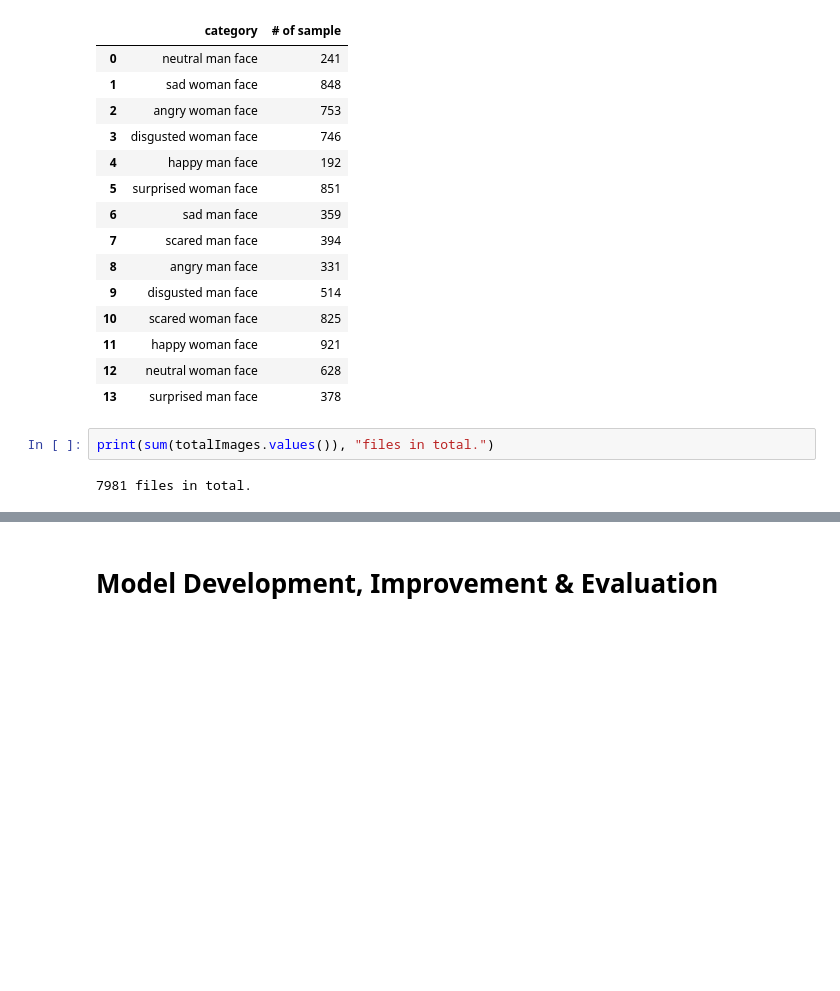
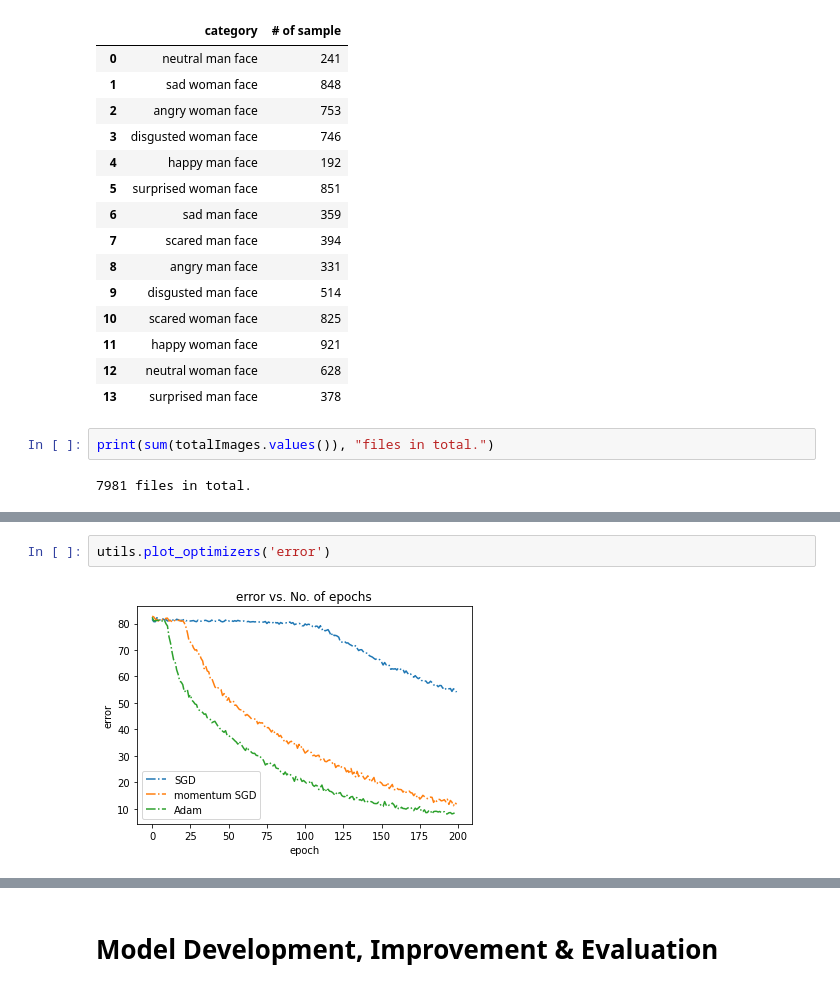
Before and after one commit to wenhaohaoo/cs5242-project, a Jupyter notebook: consolidated_notebook.ipynb, the cells around one changed output, grey strips where cells are left out. Drawn from its saved outputs; the diff is of its cells as text; blank space fills up the shorter version.

```diff
--- a/consolidated_notebook.ipynb
+++ b/consolidated_notebook.ipynb
@@ -142,0 +827,4 @@ print(sum(totalImages.values()), "files in total.")
+# %%
+utils.plot_optimizers('error')
+# %% [output]
+[figure, added]
```
Also changed, not shown: parts of 75 cells of this notebook.
